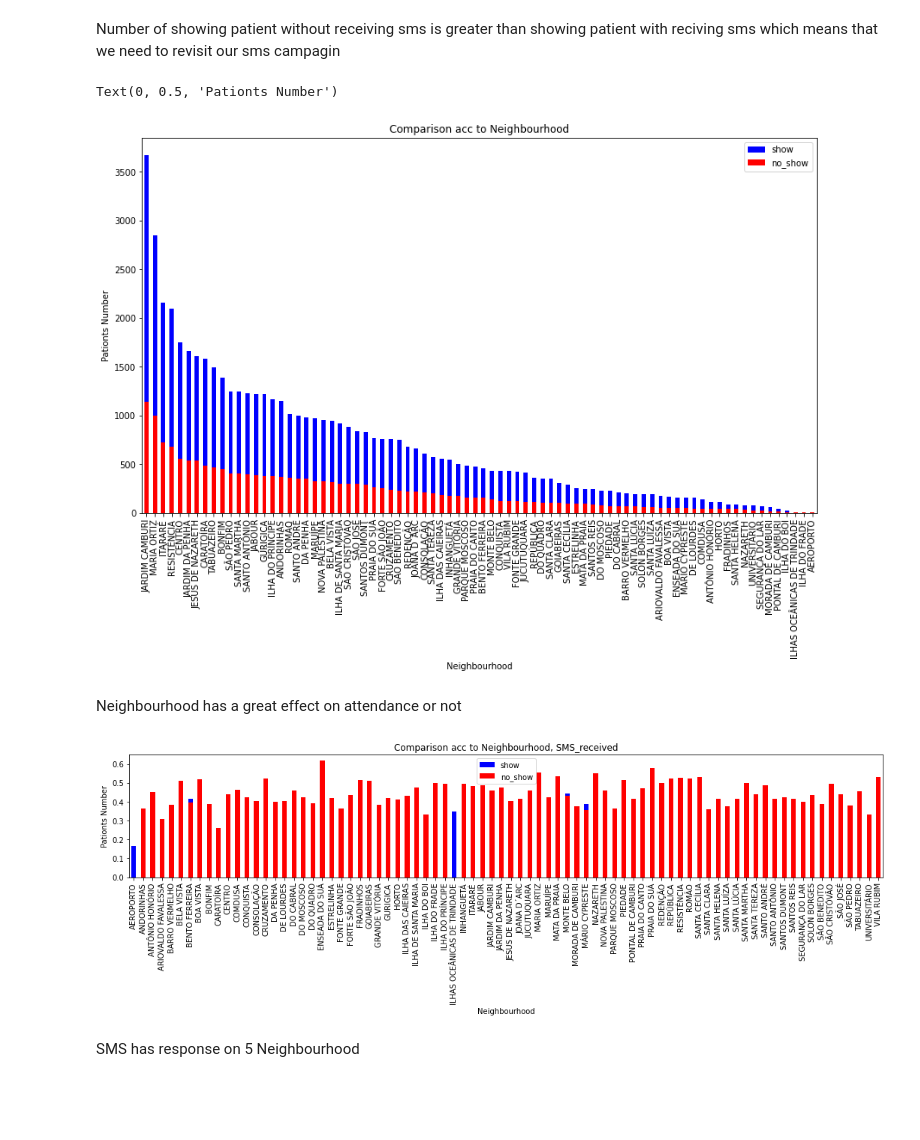
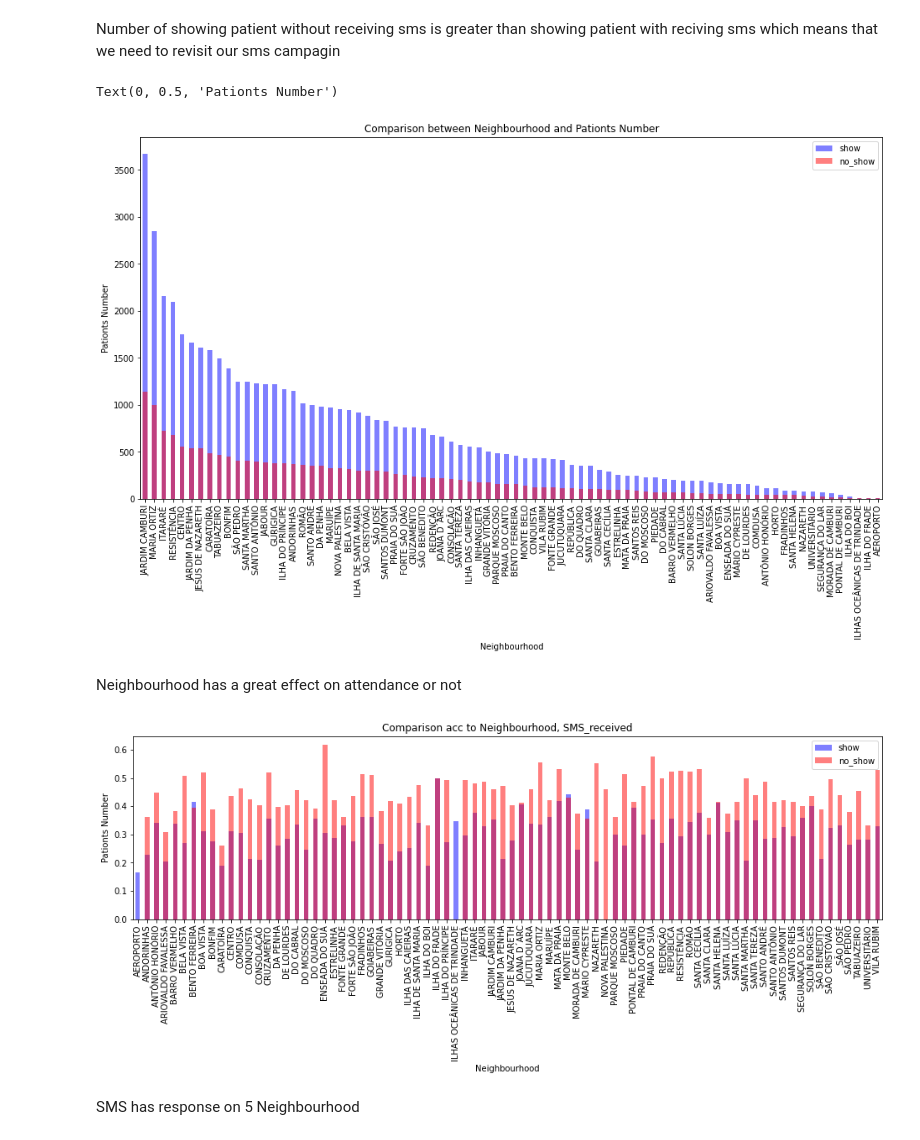
Before and after one commit to Abdellatif-Elfeke/Investigate-a-Dataset, a Jupyter notebook: investigate_a_dataset_template.ipynb, the cells around one changed output. Drawn from its saved outputs; the diff is of its cells as text; code cells hidden in the pictures; blank space fills up the shorter version.

```diff
--- a/investigate_a_dataset_template.ipynb
+++ b/investigate_a_dataset_template.ipynb
@@ -351,27 +345,28 @@ attendance(df,'SMS_received',show,no_show)
 Number of showing patient without receiving sms is greater than showing patient with reciving sms which means that we need to revisit our sms campagin
 # %%
 # does Neighbourhood effect the attendance
-plt.figure(figsize=[14,8])
-df.Neighbourhood[show].value_counts().plot(kind='bar',color ='blue' , label = 'show')
-df.Neighbourhood[no_show].value_counts().plot(kind='bar',color ='red' , label = 'no_show')
+
+plt.figure(figsize=[16,8])
+df.Neighbourhood[show].value_counts().plot(kind ='bar' , alpha=0.5 , label = 'show' , color='blue')
+df.Neighbourhood[no_show].value_counts().plot(kind ='bar',alpha=0.5 , label = 'no_show' , color='red')
 plt.legend()
-plt.title('Comparison acc to Neighbourhood')
+plt.title('Comparison between Neighbourhood and Pationts Number')
 plt.xlabel('Neighbourhood')
 plt.ylabel('Pationts Number')
 # %% [output]
 Text(0, 0.5, 'Pationts Number')
-[figure, old version]
+[figure, new version]
 # %% [markdown]
 Neighbourhood has a great effect on attendance or not
 # %%
-plt.figure(figsize=[18,3])
-df[show].groupby('Neighbourhood').SMS_received.mean().plot(kind ='bar'  , label = 'show' , color='blue')
-df[no_show].groupby('Neighbourhood').SMS_received.mean().plot(kind ='bar' , label = 'no_show' , color='red')
+plt.figure(figsize=[16,4])
+df[show].groupby('Neighbourhood').SMS_received.mean().plot(kind ='bar',alpha=0.5  , label = 'show' , color='blue')
+df[no_show].groupby('Neighbourhood').SMS_received.mean().plot(kind ='bar',alpha=0.5 , label = 'no_show' , color='red')
 plt.legend()
 plt.title('Comparison acc to Neighbourhood, SMS_received')
 plt.xlabel('Neighbourhood')
 plt.ylabel('Pationts Number');
 # %% [output]
-[figure, old version]
+[figure, new version]
 # %% [markdown]
 SMS has response on 5 Neighbourhood
```
Also changed, not shown: parts of 17 cells of this notebook.
